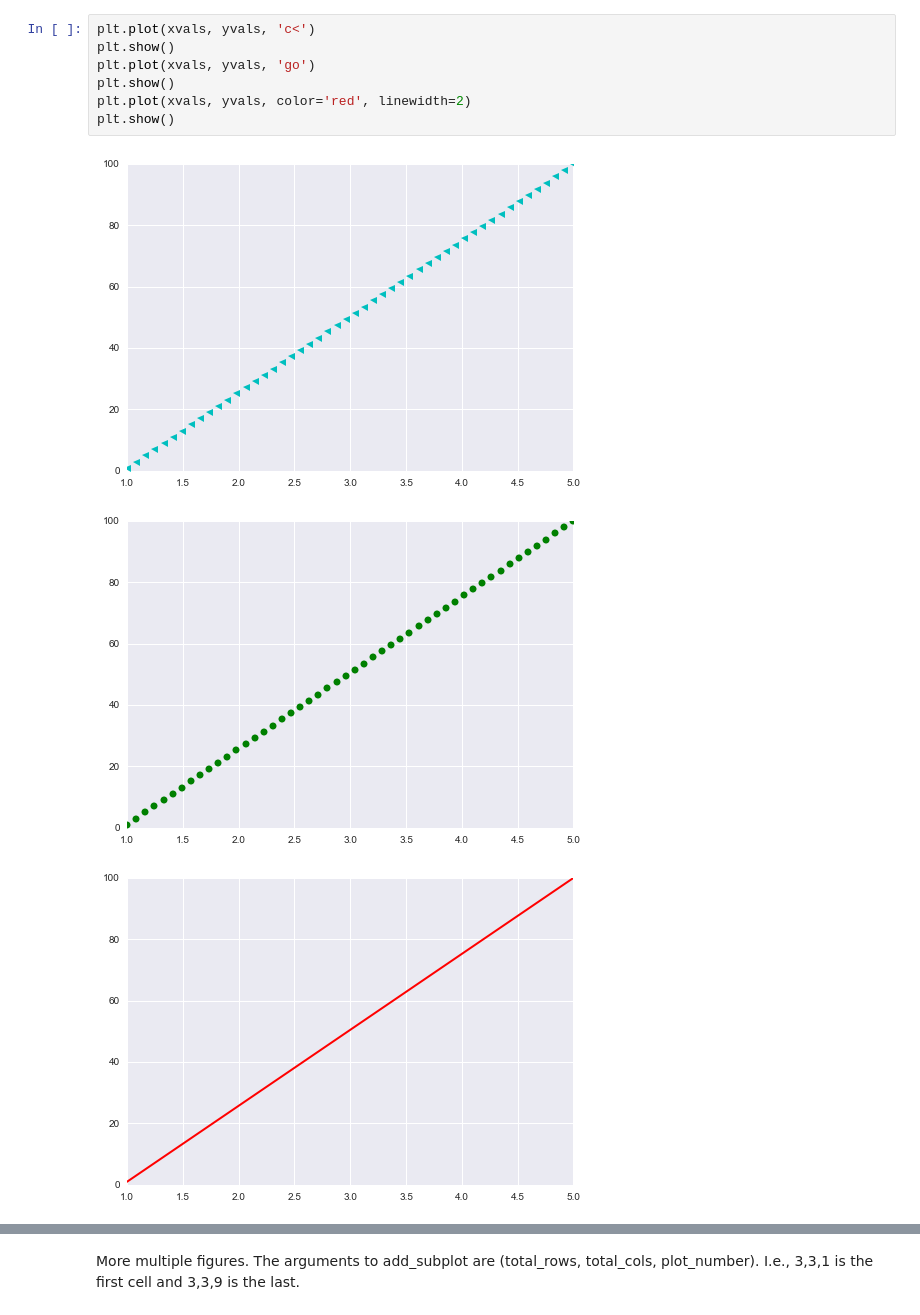
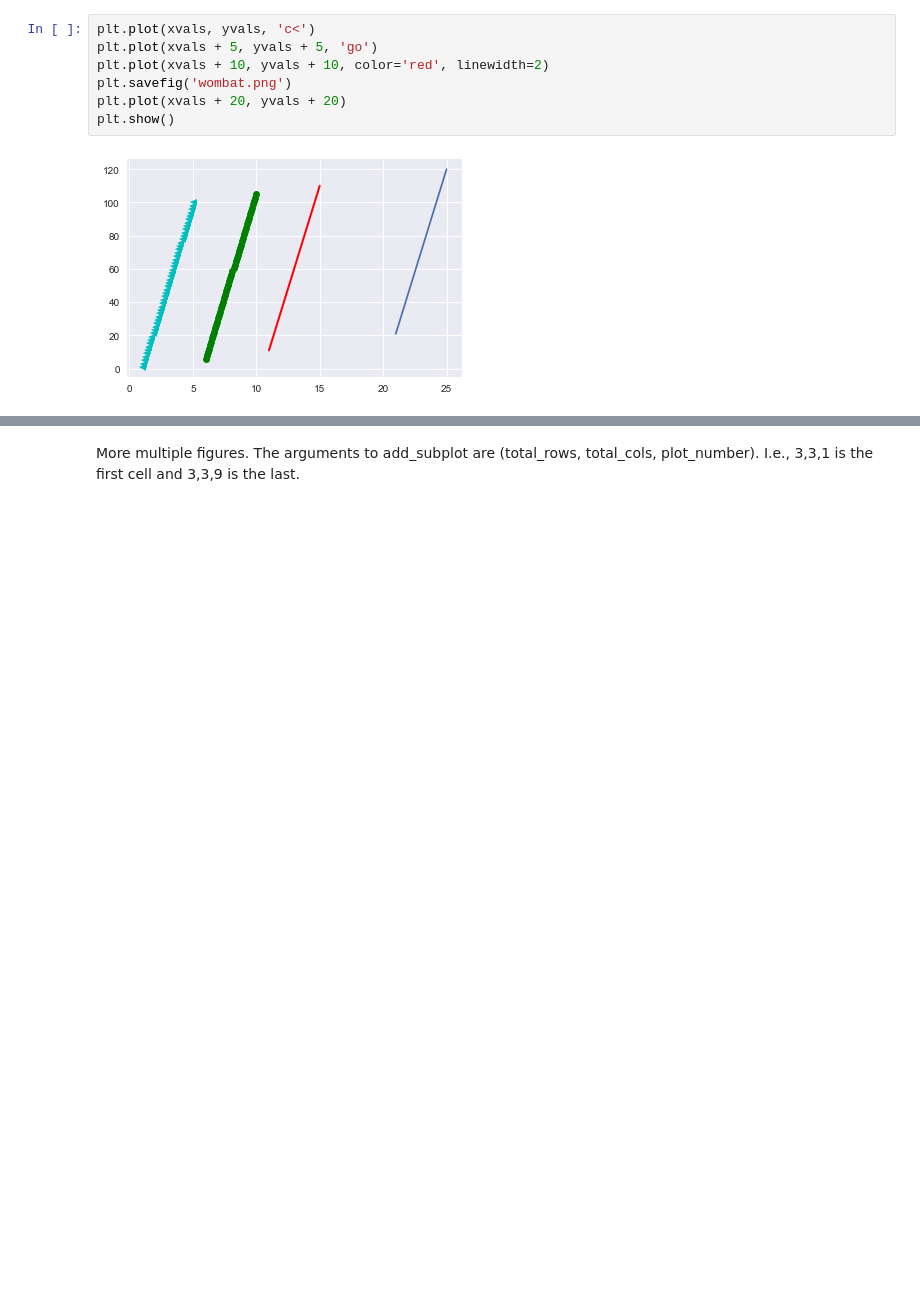
Before and after one commit to tarment10/scientists_class_bettis, a Jupyter notebook: NOTEBOOKS/MatPlotLibExamples.ipynb, the cells around one changed output, grey strips where cells are left out. Drawn from its saved outputs; the diff is of its cells as text; blank space fills up the shorter version.

```diff
--- a/NOTEBOOKS/MatPlotLibExamples.ipynb
+++ b/NOTEBOOKS/MatPlotLibExamples.ipynb
@@ -61,12 +65,10 @@ You can also use keyword arguments to specify color, line thickness, etc. E.g. p
 * w: white
 # %%
 plt.plot(xvals, yvals, 'c<')
+plt.plot(xvals + 5, yvals + 5, 'go')
+plt.plot(xvals + 10, yvals + 10, color='red', linewidth=2)
+plt.savefig('wombat.png')
+plt.plot(xvals + 20, yvals + 20)
 plt.show()
-plt.plot(xvals, yvals, 'go')
-plt.show()
-plt.plot(xvals, yvals, color='red', linewidth=2)
-plt.show()
 # %% [output]
-[figure, old version]
+[figure, new version]
-[figure, removed]
-[figure, removed]
```
Also changed, not shown: parts of 48 cells of this notebook, 14 other files.
